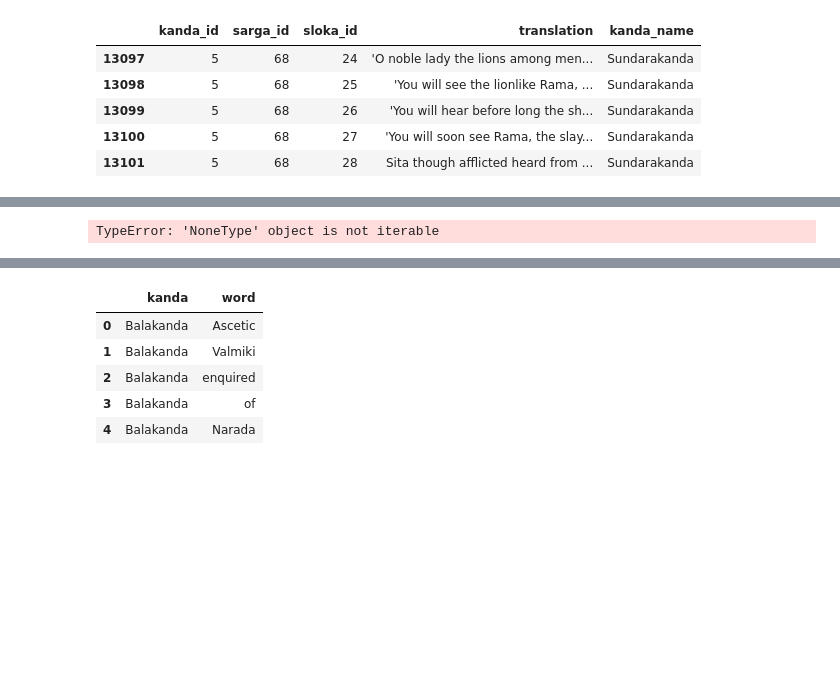
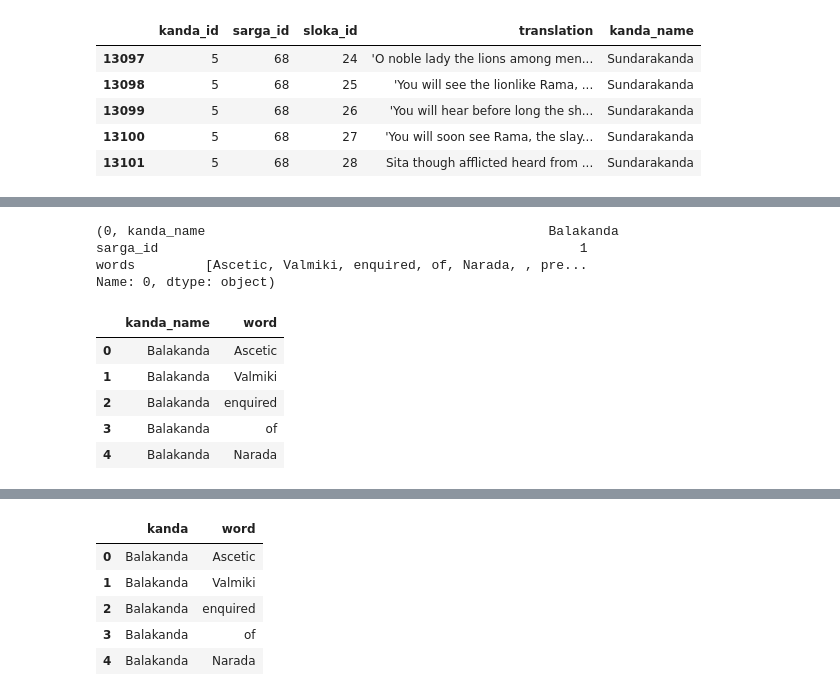
Before and after one commit to naren-m/ramayanam_text_analysis, a Jupyter notebook: Playground.ipynb, the cells around one changed output, grey strips where cells are left out. Drawn from its saved outputs; the diff is of its cells as text; code cells hidden in the pictures; blank space fills up the shorter version.

```diff
--- a/Playground.ipynb
+++ b/Playground.ipynb
@@ -114,15 +112,33 @@ df.head()
+# %%
+
+for row in df[['kanda_name', 'sarga_id', 'words']].iterrows():
+    print(row)
+    break
+# %% [output]
+(0, kanda_name                                            Balakanda
+sarga_id                                                      1
+words         [Ascetic, Valmiki, enquired, of, Narada, , pre...
+Name: 0, dtype: object)
 # %%
 rows = list()
 
-for row in df[['kanda_name', 'words']].iterrows():
+for row in df[['kanda_name', 'sarga_id', 'words']].iterrows():
     r = row[1]
+    if not r.words:
+        continue
     for word in r.words:
+
         rows.append((r.kanda_name, word))
 
-words = pd.DataFrame(rows, columns=['kanda', 'word'])
+words = pd.DataFrame(rows, columns=['kanda_name', 'word'])
 words.head()
 # %% [output]
-TypeError: 'NoneType' object is not iterable
+|  | kanda_name | word |
+| 0 | Balakanda | Ascetic |
+| 1 | Balakanda | Valmiki |
+| 2 | Balakanda | enquired |
+| 3 | Balakanda | of |
+| 4 | Balakanda | Narada |
 # %%
 for row in df[['kanda_name', 'words']].iterrows():
     r = row[1]
```
Also changed, not shown: parts of 7 cells of this notebook, 5 other files.
